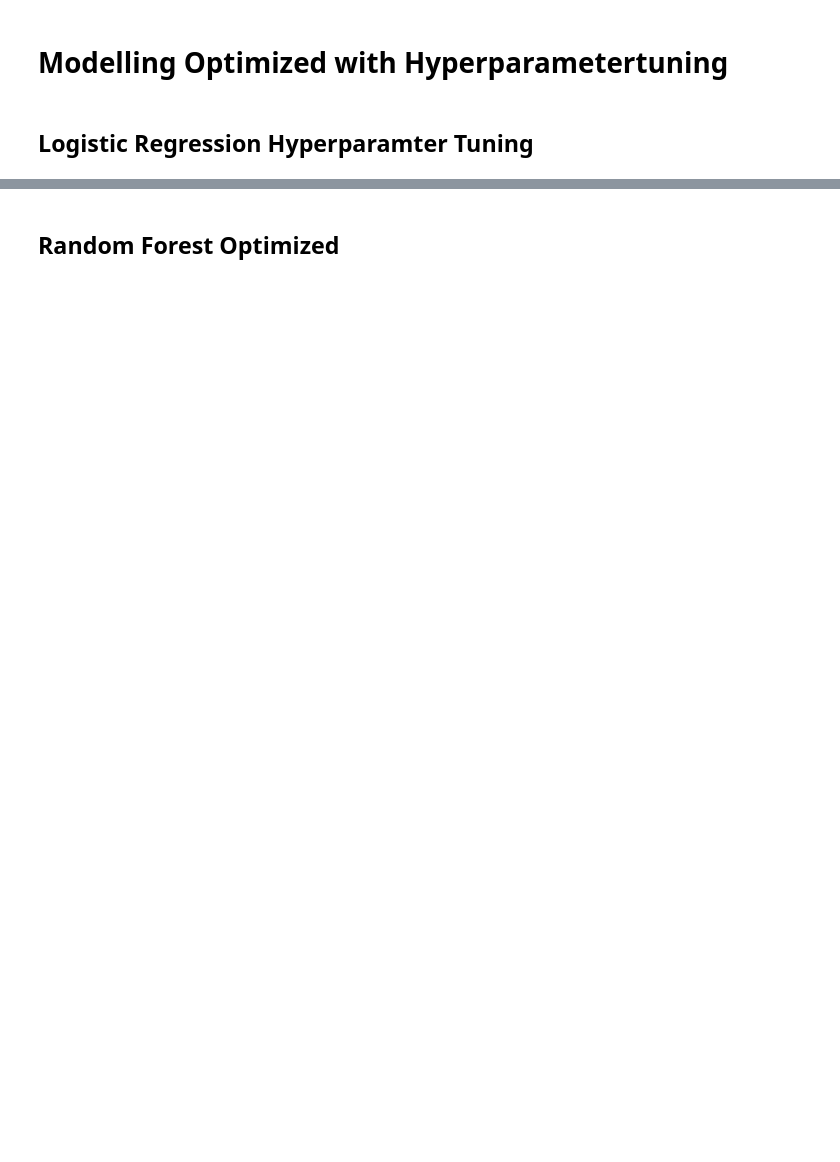
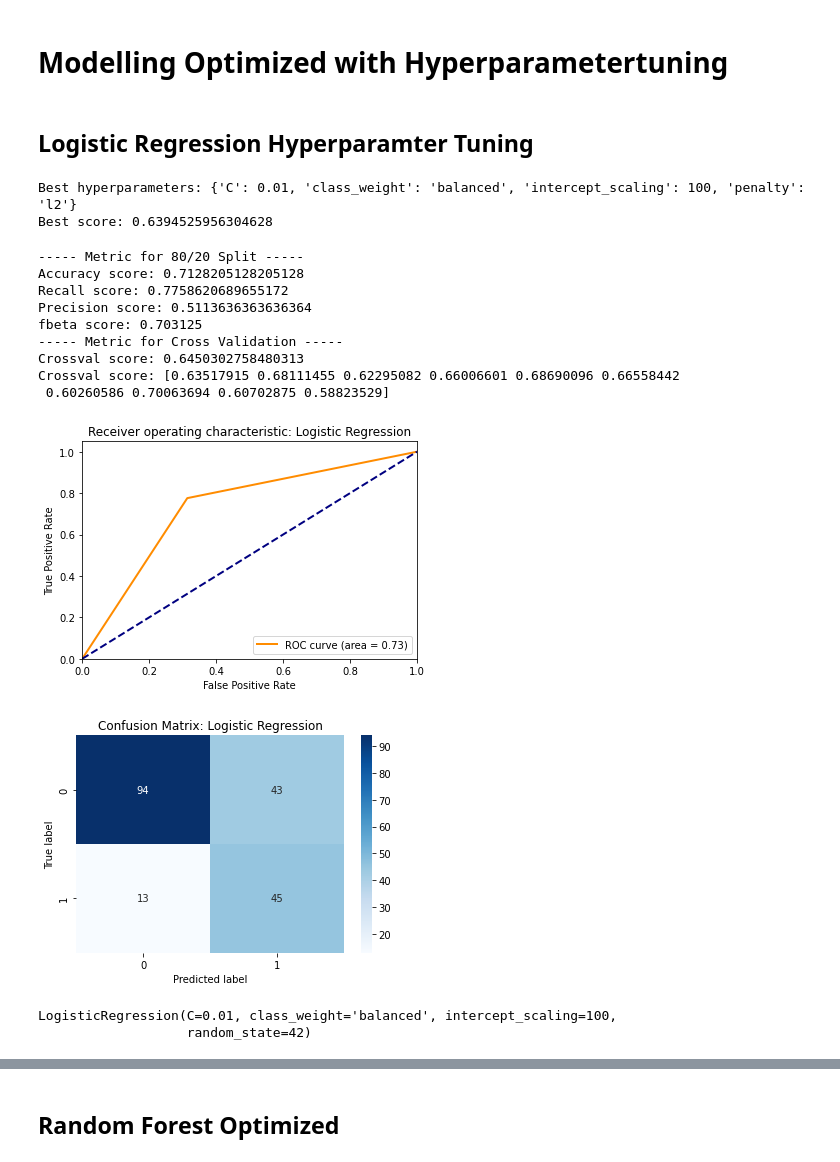
Before and after one commit to DanielGit4/AML, a Jupyter notebook: German_Credit_data/classification.ipynb, the cells around one changed output, grey strips where cells are left out. Cells and saved outputs as stored; diff of their text form; code cells hidden in the pictures; blank space fills up the shorter version.

```diff
--- a/German_Credit_data/classification.ipynb
+++ b/German_Credit_data/classification.ipynb
@@ -69,7 +69,7 @@ def plot_roc_curve(y_test, y_pred,label):
 # %%
 # plot confusion matrix function
 def plot_confusion_matrix(y_test, y_pred, label):
-    cm = confusion_matrix(y_test.tolist(), y_pred.tolist())
+    cm = confusion_matrix(y_test, y_pred)
     plt.figure()
     sns.heatmap(cm, annot=True, fmt='d', cmap="Blues")
     plt.title('Confusion Matrix: '+label)
@@ -161,22 +162,27 @@ X_train, X_test, y_train, y_test = train_test_split(X, y, test_size=0.2, random_
 # use logistic regression to predict target variable
 # create logistic regression model with standard parameters
 
-def logistic_regression(X_train, X_test, y_train, y_test):
-    logreg = LogisticRegression(random_state=42)
-    # fit the model
-    logreg.fit(X_train, y_train)
-    # predict the target variable
-    y_pred = logreg.predict(X_test)
-
-    # print accuracy score and recall score
-    metrics(X,y,y_test, y_pred, crossval=True, modell=logreg)
+def logistic_regression(X_train, X_test, y_train, y_test, hyperopt = False, parameters=dict()):
+    logreg = LogisticRegression(random_state=42, **parameters)
 
 
+    if hyperopt == False:
+        # fit the model
+        logreg.fit(X_train, y_train)
 
-    # add algo name and recall score to dictionary
-    metrics_dict_non_opt(y_test, y_pred, "Logistic Regression", logreg)
-    plot_roc_curve(y_test, y_pred,"Logistic Regression")
-    plot_confusion_matrix(y_test,y_pred,"Logistic Regression")
+        # predict the target variable
+        y_pred = logreg.predict(X_test)
+
+        # print accuracy score and recall score
+        metrics(X,y,y_test, y_pred, crossval=True, modell=logreg)
+
+        # add algo name and recall score to dictionary
+        metrics_dict_non_opt(y_test, y_pred, "Logistic Regression", logreg)
+        plot_roc_curve(y_test, y_pred,"Logistic Regression")
+        plot_confusion_matrix(y_test,y_pred,"Logistic Regression")
+    else:
+
+        return logreg
 
     return logreg
 # %%
@@ -284,7 +363,7 @@ Opt_results = {"Algo_name": [], "Recall": [],"Precision": [],"Accuracy": [], "F2
 #tune hyperparameters
 parameters = {'C': [0.001, 0.01, 0.1, 1, 10, 100, 1000], 'penalty': ['l1', 'l2'],'intercept_scaling': [100, 500, 1000, 5000, 10000], 'class_weight': ["balanced", None]}
 # create grid search object with cross validation
-grid_search = GridSearchCV(logistic_regression(X_train, X_test, y_train, y_test), parameters, cv=cv, scoring=f2)
+grid_search = GridSearchCV(logistic_regression(X_train, X_test, y_train, y_test, hyperopt=True), parameters, cv=cv, scoring=f2)
 # fit the model
 grid_search.fit(X_train, y_train)
 # print the best hyperparameters
@@ -293,4 +372,23 @@ print("Best score:", grid_search.best_score_)
 
 # save best hyperparameters in variable
 logreg_best_parameters = grid_search.best_params_
+# %% [output]
+Best hyperparameters: {'C': 0.01, 'class_weight': 'balanced', 'intercept_scaling': 100, 'penalty': 'l2'}
+Best score: 0.6394525956304628
+# %%
+logistic_regression(X_train, X_test, y_train, y_test, hyperopt=False, parameters=logreg_best_parameters)
+# %% [output]
+----- Metric for 80/20 Split -----
+Accuracy score: 0.7128205128205128
+Recall score: 0.7758620689655172
+Precision score: 0.5113636363636364
+fbeta score: 0.703125
+----- Metric for Cross Validation -----
+Crossval score: 0.6450302758480313
+Crossval score: [0.63517915 0.68111455 0.62295082 0.66006601 0.68690096 0.66558442
+ 0.60260586 0.70063694 0.60702875 0.58823529]
+[figure, added]
+[figure, added]
+LogisticRegression(C=0.01, class_weight='balanced', intercept_scaling=100,
+                   random_state=42)
 # %%
```
Also changed, not shown: parts of 12 cells of this notebook, 1 other file.
